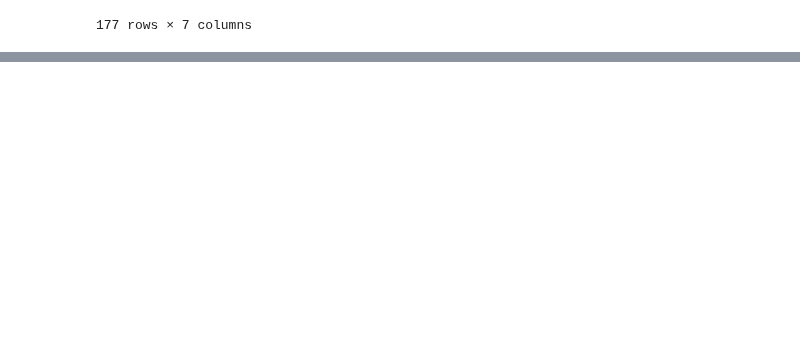
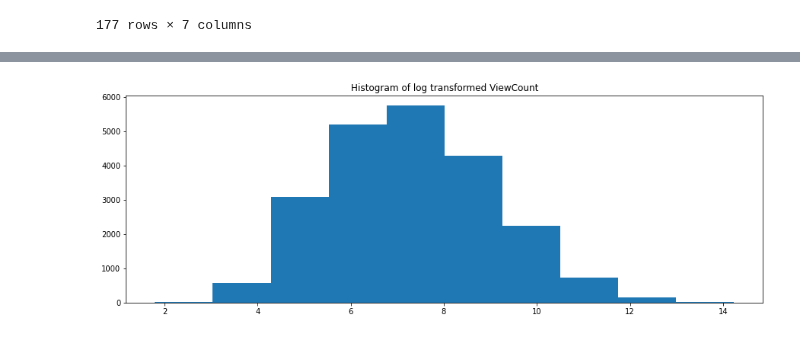
Before and after one commit to praveenkumarbalakrishnan/tasks, a Jupyter notebook: SIG731_Data_Wrangling_Task8HD.ipynb, the cells around one changed output, grey strips where cells are left out. Saved outputs shown, nothing was run; the diff lists cells and outputs as text; code cells hidden in the pictures; blank space fills up the shorter version.

```diff
--- a/SIG731_Data_Wrangling_Task8HD.ipynb
+++ b/SIG731_Data_Wrangling_Task8HD.ipynb
@@ -305,0 +356,7 @@ world.sort_values('value', ascending=False)
+# %%
+plt.figure(figsize=(15, 5))
+plt.title(f"Histogram of log transformed ViewCount")
+plt.hist(np.log(posts_df['ViewCount']))
+plt.show()
+# %% [output]
+[figure, added]
```
Also changed, not shown: parts of 25 cells of this notebook.
